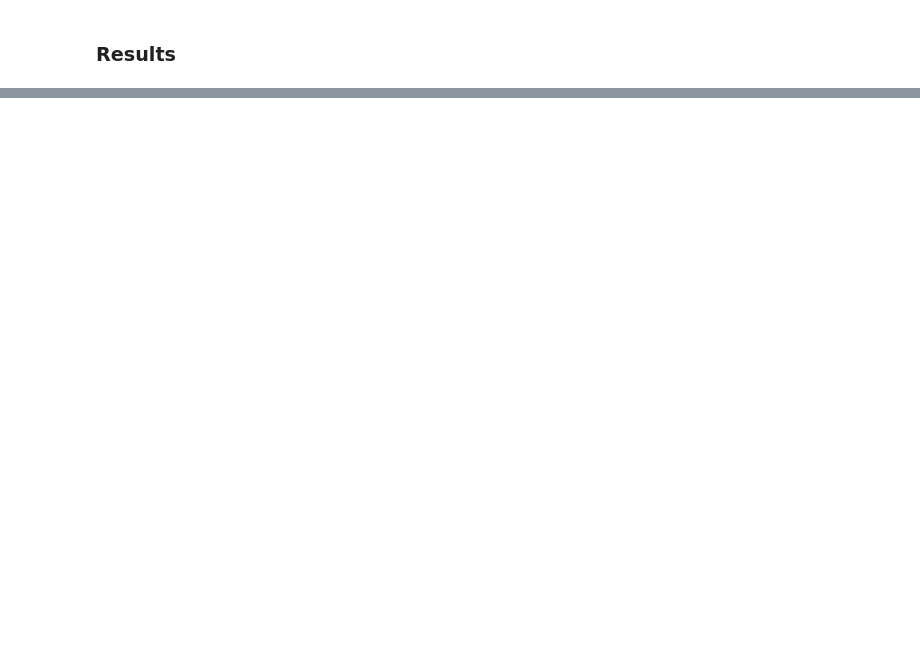
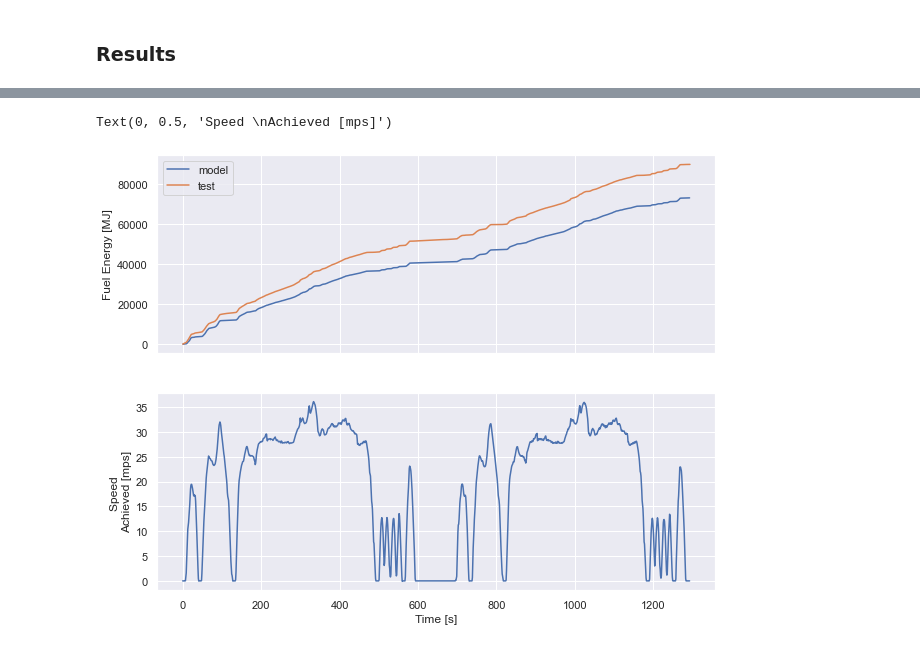
Before and after one commit to NREL/fastsim, a Jupyter notebook: docs/hot_demo.ipynb, the cells around one changed output, grey strips where cells are left out. Cells and saved outputs as stored; diff of their text form; code cells hidden in the pictures; blank space fills up the shorter version.

```diff
--- a/docs/hot_demo.ipynb
+++ b/docs/hot_demo.ipynb
@@ -208,3 +209,15 @@ plt.legend()
+# %%
+fig, (ax1, ax2) = plt.subplots(2, 1, sharex=True, figsize=(10,8))
+ax1.plot(cyc.cycSecs[1:], cumtrapz(x=cyc.cycSecs, y=sim_drive.fcKwInAch), label='model')
+ax1.plot(test_time_steps[1:], cumtrapz(x=test_time_steps, y=df.loc[idx[cyc_name, :, :], 'Fuel_Power_Calc[kW]']), label='test')
+ax1.set_ylabel('Fuel Energy [MJ]')
+ax1.legend()
+ax2.plot(cyc.cycSecs, sim_drive.mpsAch)
+ax2.set_xlabel('Time [s]')
+ax2.set_ylabel('Speed \nAchieved [mps]')
+# %% [output]
+Text(0, 0.5, 'Speed \nAchieved [mps]')
+[figure, added]
 # %%
 fig, (ax1, ax2) = plt.subplots(2, 1, sharex=True)
 ax1.plot(cyc.cycSecs, sim_drive.fcKwOutAch, label='eng out')
```
Also changed, not shown: parts of 8 cells of this notebook, 2 other files.
